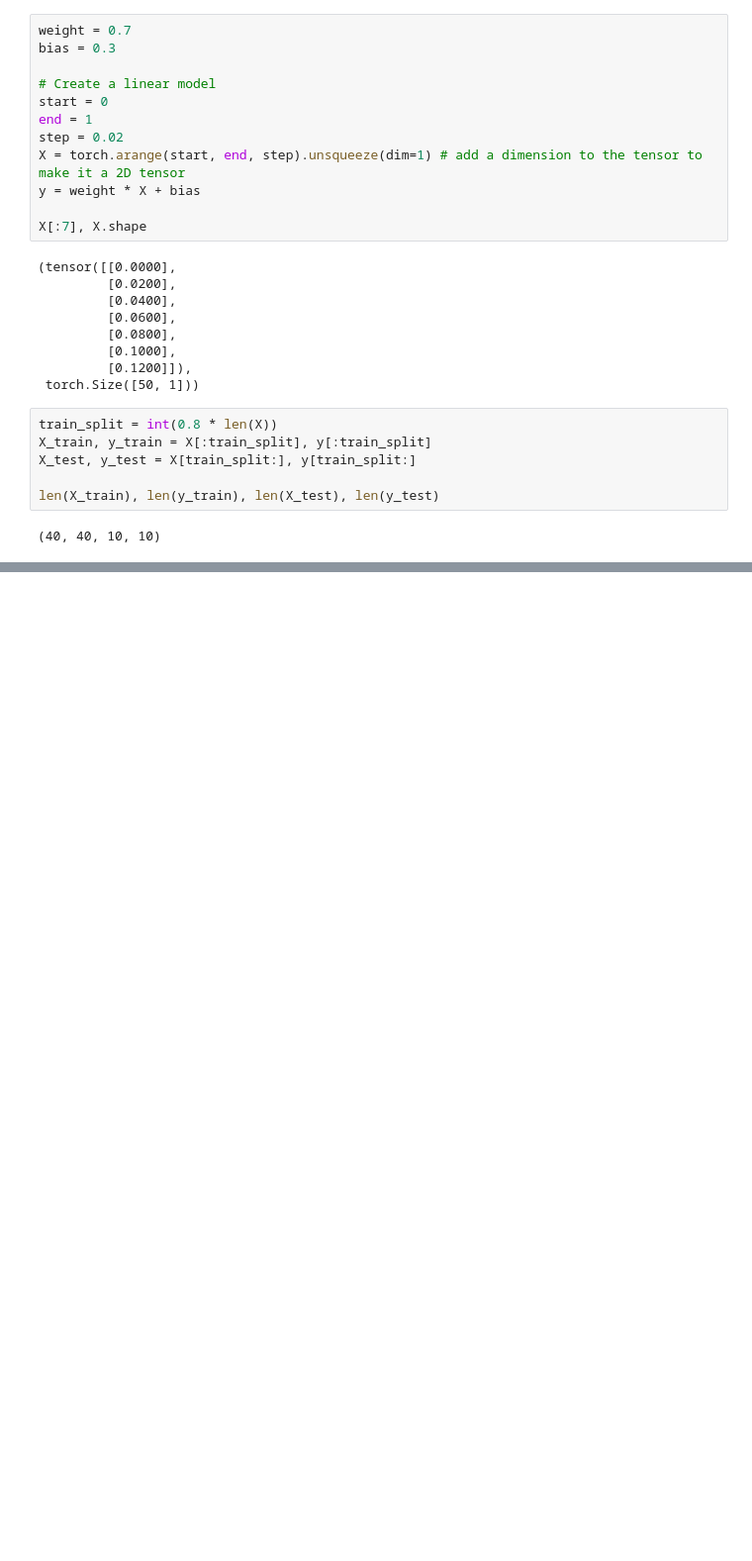
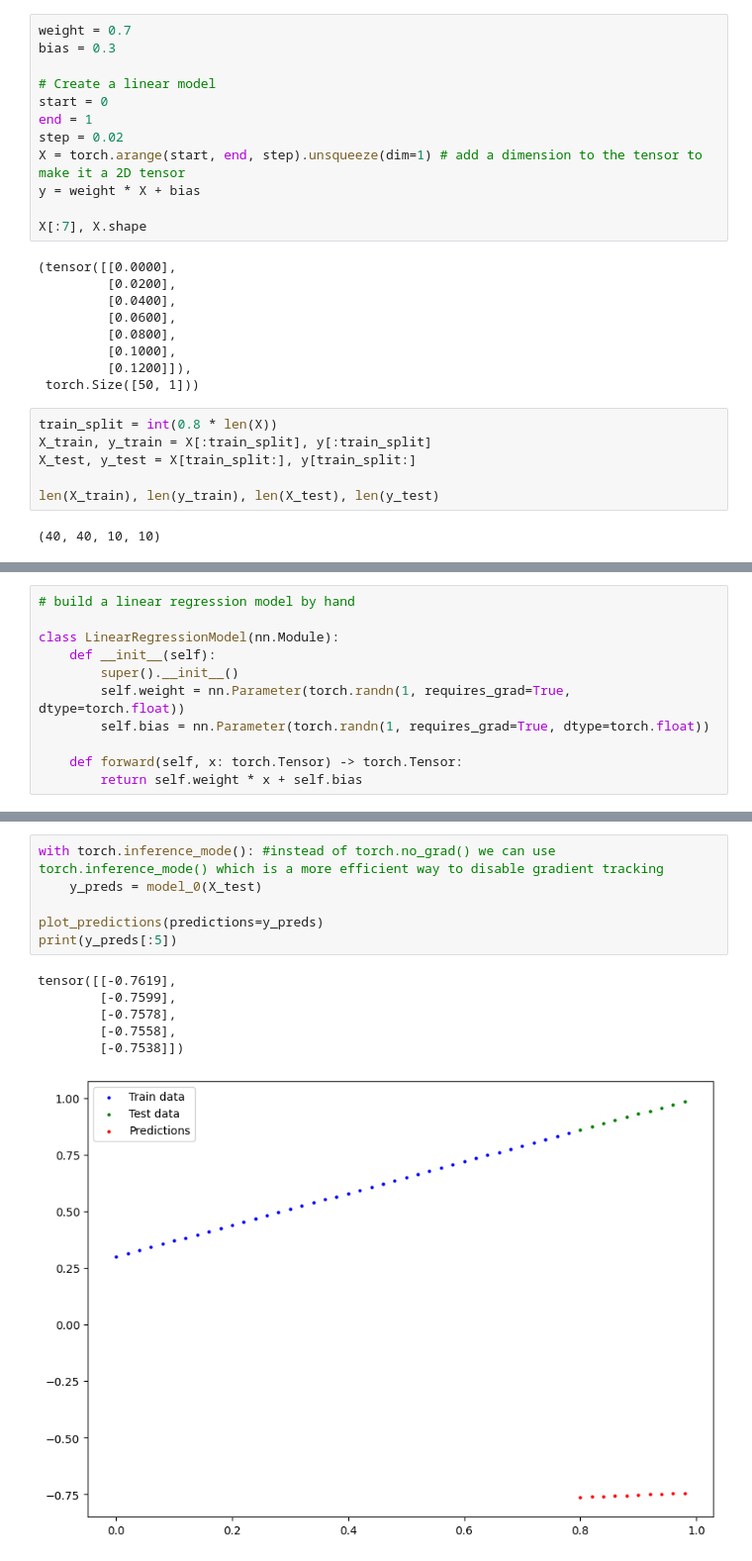
Before and after one commit to troumel/AI_NNs, a Jupyter notebook: Learn_Pytorch_ZTM/ch_workflow.ipynb, the cells around one changed output, grey strips where cells are left out. Shown at 99% size. Drawn from its saved outputs; the diff is of its cells as text; blank space fills up the shorter version.

```diff
--- a/Learn_Pytorch_ZTM/ch_workflow.ipynb
+++ b/Learn_Pytorch_ZTM/ch_workflow.ipynb
@@ -38,0 +52,11 @@ len(X_train), len(y_train), len(X_test), len(y_test)
+# %%
+# build a linear regression model by hand
+
+class LinearRegressionModel(nn.Module):
+    def __init__(self):
+        super().__init__()
+        self.weight = nn.Parameter(torch.randn(1, requires_grad=True, dtype=torch.float))
+        self.bias = nn.Parameter(torch.randn(1, requires_grad=True, dtype=torch.float))
+
+    def forward(self, x: torch.Tensor) -> torch.Tensor:
+        return self.weight * x + self.bias
@@ -38,0 +85,13 @@ len(X_train), len(y_train), len(X_test), len(y_test)
+# %%
+with torch.inference_mode(): #instead of torch.no_grad() we can use torch.inference_mode() which is a more efficient way to disable gradient tracking
+    y_preds = model_0(X_test)
+
+plot_predictions(predictions=y_preds)
+print(y_preds[:5])
+# %% [output]
+tensor([[-0.7619],
+        [-0.7599],
+        [-0.7578],
+        [-0.7558],
+        [-0.7538]])
+[figure, added]
```
Also changed, not shown: parts of 5 cells of this notebook.
